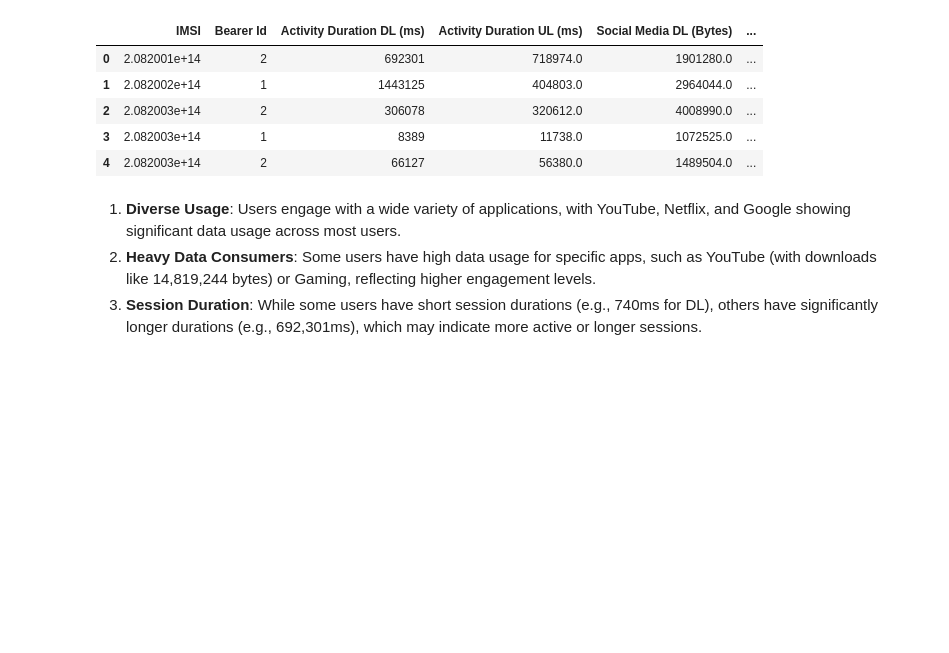
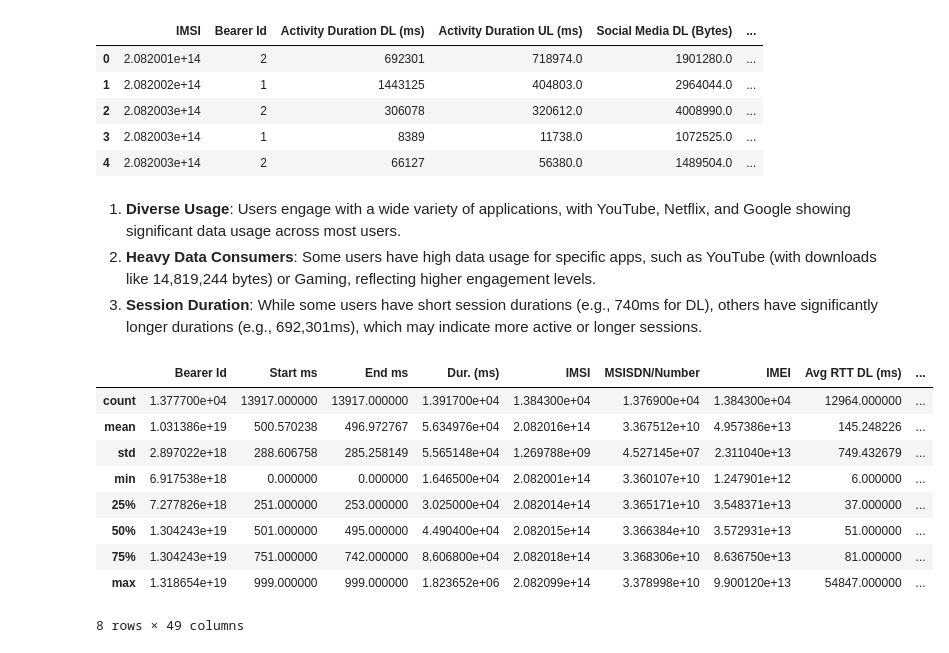
Before and after one commit to wendirad/weekTwo, a Jupyter notebook: notebooks/task_1.ipynb, the cells around one changed output. Cells and saved outputs as stored; diff of their text form; code cells hidden in the pictures; blank space fills up the shorter version.

```diff
--- a/notebooks/task_1.ipynb
+++ b/notebooks/task_1.ipynb
@@ -206,3 +206,17 @@ aggregated_data.head()
 1. **Diverse Usage**: Users engage with a wide variety of applications, with YouTube, Netflix, and Google showing significant data usage across most users.
 2. **Heavy Data Consumers**: Some users have high data usage for specific apps, such as YouTube (with downloads like 14,819,244 bytes) or Gaming, reflecting higher engagement levels.
 3. **Session Duration**: While some users have short session durations (e.g., 740ms for DL), others have significantly longer durations (e.g., 692,301ms), which may indicate more active or longer sessions.
+# %%
+statistics = data.describe()
+statistics
+# %% [output]
+|  | Bearer Id | Start ms | End ms | Dur. (ms) | IMSI | MSISDN/Number | IMEI | Avg RTT DL (ms) | ... |
+| count | 1.377700e+04 | 13917.000000 | 13917.000000 | 1.391700e+04 | 1.384300e+04 | 1.376900e+04 | 1.384300e+04 | 12964.000000 | ... |
+| mean | 1.031386e+19 | 500.570238 | 496.972767 | 5.634976e+04 | 2.082016e+14 | 3.367512e+10 | 4.957386e+13 | 145.248226 | ... |
+| std | 2.897022e+18 | 288.606758 | 285.258149 | 5.565148e+04 | 1.269788e+09 | 4.527145e+07 | 2.311040e+13 | 749.432679 | ... |
+| min | 6.917538e+18 | 0.000000 | 0.000000 | 1.646500e+04 | 2.082001e+14 | 3.360107e+10 | 1.247901e+12 | 6.000000 | ... |
+| 25% | 7.277826e+18 | 251.000000 | 253.000000 | 3.025000e+04 | 2.082014e+14 | 3.365171e+10 | 3.548371e+13 | 37.000000 | ... |
+| 50% | 1.304243e+19 | 501.000000 | 495.000000 | 4.490400e+04 | 2.082015e+14 | 3.366384e+10 | 3.572931e+13 | 51.000000 | ... |
+| 75% | 1.304243e+19 | 751.000000 | 742.000000 | 8.606800e+04 | 2.082018e+14 | 3.368306e+10 | 8.636750e+13 | 81.000000 | ... |
+| max | 1.318654e+19 | 999.000000 | 999.000000 | 1.823652e+06 | 2.082099e+14 | 3.378998e+10 | 9.900120e+13 | 54847.000000 | ... |
+8 rows × 49 columns
```
Also changed, not shown: parts of 10 cells of this notebook.
